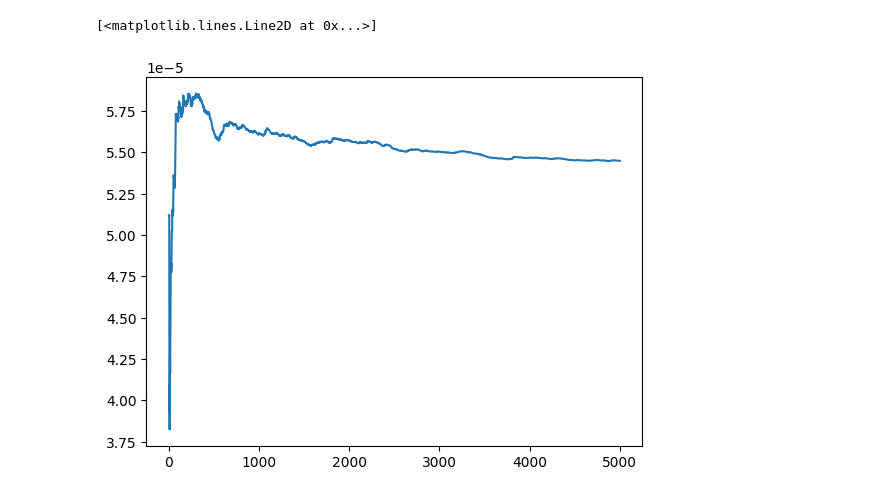
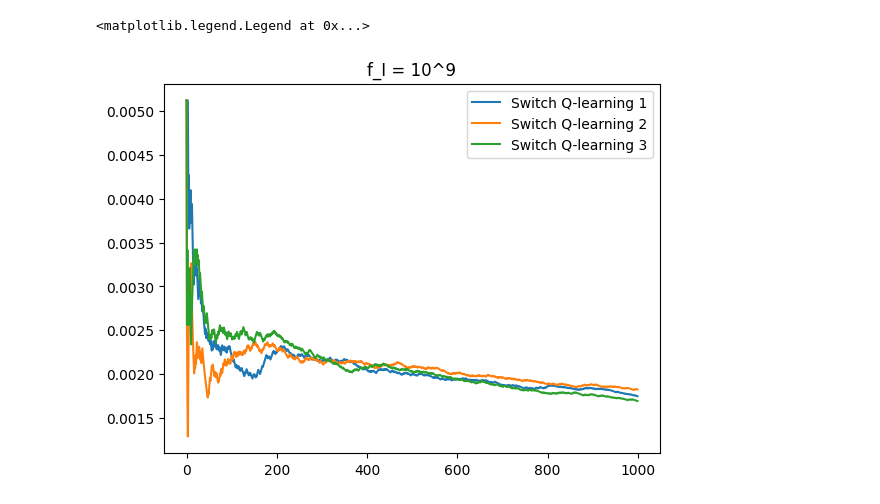
Before and after one commit to parthatom/Estimation_bias_Q_Learning, a Jupyter notebook: Cloud_vs_Local.ipynb, the cells around one changed output. Cells and saved outputs as stored; diff of their text form; code cells hidden in the pictures.

```diff
--- a/Cloud_vs_Local.ipynb
+++ b/Cloud_vs_Local.ipynb
@@ -159,11 +153,5 @@ r_list_dq,r_sum_list_dq,r_sum_avg_list_dq,local_actions_dq = Server_DoubleQ_lear
-# %%
-plt.plot(-r_sum_avg_list_dq)
-# %% [output]
-[<matplotlib.lines.Line2D at 0x...>]
-[figure, removed]
 # %%
-def Server_SwitchQ_learning():
-    N = 1000
+def Server_Switch2Q_learning(N):
     gamma = 0.9
     n = 50
     reward_list = []
@@ -249,16 +237,6 @@ def Server_SwitchQ_learning():
                 freq_action[local_pos,cloud_pos,action] = freq_action[local_pos,cloud_pos,action] + 1
                 switch_list.append(1)
                 action = np.random.choice([np.argmax(Qa[local_pos,cloud_pos] + Qb[local_pos,cloud_pos]),np.random.choice([0,1])],p = [1 - eps,eps])
-
-                #(new_local_pos,new_cloud_pos,reward) = next_state(local_pos,cloud_pos,action)
-                #reward_sum = reward_sum + reward
-                #return_dict[local_pos][cloud_pos][action].append(reward)
-                #alpha = 1/np.power(freq_action[local_pos,cloud_pos, action],0.8)
-                #Qa[local_pos,cloud_pos,action] = Qa[local_pos,cloud_pos,action] + alpha*(reward + gamma*np.max(Qa[new_local_pos,new_cloud_pos]) - Qa[local_pos,cloud_pos,action])
-                #freq[local_pos,cloud_pos] = freq[local_pos,cloud_pos] + 1
-                #freq_action[local_pos,cloud_pos,action] = freq_action[local_pos,cloud_pos,action] + 1
-                #switch_list.append(-1)
-                #action = np.random.choice([np.argmax(Qa[local_pos,cloud_pos]),np.random.choice([0,1])],p = [1 - eps,eps])
             count = count + 1
             reward_list.append(reward)
             reward_sum_list.append(reward_sum/count)
@@ -267,6 +347,5 @@ def Server_SwitchQ_learning():
 # %%
-def Server_SwitchQ_learning():
-    N = 5000
+def Server_SwitchQ_learning(N):
     gamma = 0.9
     n = 50
     reward_list = []
@@ -281,7 +360,6 @@ def Server_SwitchQ_learning():
         count = 0
         Qa = np.zeros((n,n,2))
         Qb = np.zeros((n,n,2))
-        Qc = np.zeros((n,n,2))
         freq = np.ones((n,n))
         freq_action = np.ones((n,n,2))
         return_dict = {}
@@ -340,19 +418,6 @@ def Server_SwitchQ_learning():
                     switch_list.append(0)
                     action = np.random.choice([np.argmax(Qa[local_pos,cloud_pos]),np.random.choice([0,1])],p = [1 - eps,eps])
             else:
-                #(new_local_pos,new_cloud_pos,reward) = next_state(local_pos,cloud_pos,action)
-                #reward_sum = reward_sum + reward
-                #return_dict[local_pos][cloud_pos][action].append(reward)
-                #alpha = 1/np.power(freq[local_pos,cloud_pos],0.8)
-                #if np.random.choice([True,False]):
-                #    Qa[local_pos,cloud_pos,action] = Qa[local_pos,cloud_pos,action] + alpha*(reward + gamma*Qb[local_pos,cloud_pos,np.argmax(Qa[new_local_pos,new_cloud_pos])] - Qa[local_pos,cloud_pos,action])
-                #else:
-                #    Qb[local_pos,cloud_pos,action] = Qb[local_pos,cloud_pos,action] + alpha*(reward + gamma*Qa[local_pos,cloud_pos,np.argmax(Qb[new_local_pos,new_cloud_pos])] - Qb[local_pos,cloud_pos,action])
-                #freq[local_pos,cloud_pos] = freq[local_pos,cloud_pos] + 1
-                #freq_action[local_pos,cloud_pos,action] = freq_action[local_pos,cloud_pos,action] + 1
-                #switch_list.append(1)
-                #action = np.random.choice([np.argmax(Qa[local_pos,cloud_pos] + Qb[local_pos,cloud_pos]),np.random.choice([0,1])],p = [1 - eps,eps])
-
                 (new_local_pos,new_cloud_pos,reward) = next_state(local_pos,cloud_pos,action)
                 reward_sum = reward_sum + reward
                 return_dict[local_pos][cloud_pos][action].append(reward)
@@ -371,0 +435,16 @@ r_list_sq,r_sum_list_sq,r_sum_avg_list_sq,local_actions_sq,slist,Qa,Qb = Server_
+# %%
+N = 1000
+r_list1,r_sum_list1,r_sum_avg_list1,local_actions1,slist,Qa,Qb = Server_SwitchQ_learning(N)
+r_list2,r_sum_list2,r_sum_avg_list2,local_actions2,slist,Qa,Qb = Server_Switch2Q_learning(N)
+r_list3,r_sum_list3,r_sum_avg_list3,local_actions3,slist,Qa,Qb = Server_Switch3Q_learning(N)
+
+plt.plot(-r_sum_avg_list1)
+plt.plot(-r_sum_avg_list2)
+plt.plot(-r_sum_avg_list3)
+
+
+plt.title("f_I = 10^" + str(int(np.log10(f_I))) )
+plt.legend(["Switch Q-learning 1","Switch Q-learning 2","Switch Q-learning 3","Switch QQ-learning"])
+# %% [output]
+<matplotlib.legend.Legend at 0x...>
+[figure, added]
```
Also changed, not shown: parts of 30 cells of this notebook.
